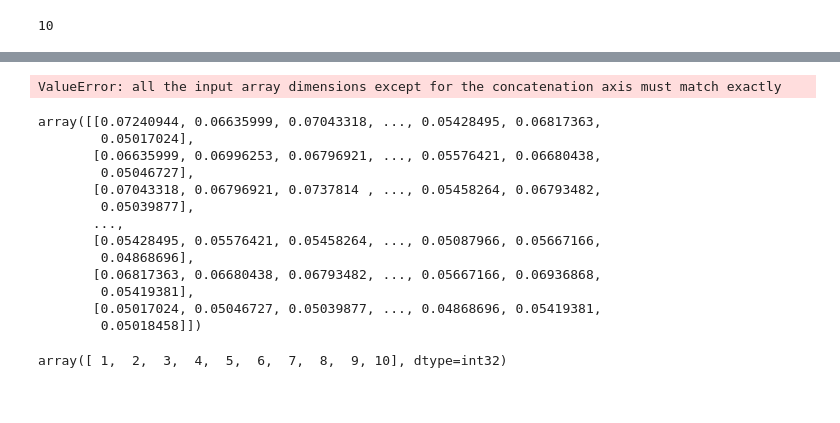
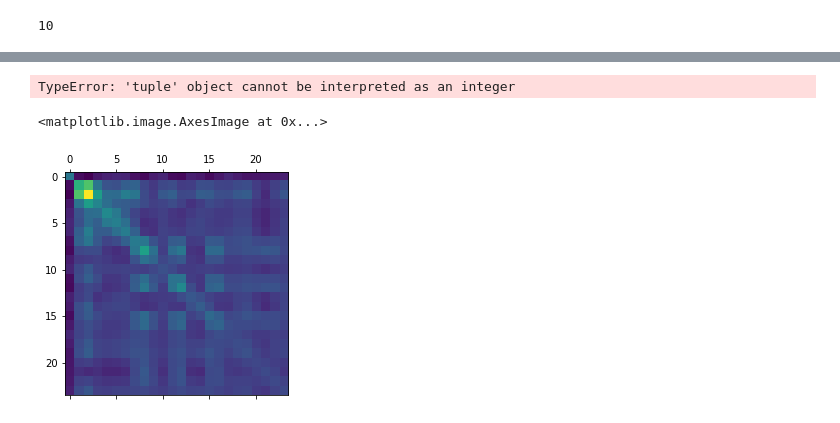
Before and after one commit to apurvmishra99/inf2b, a Jupyter notebook: task1_explore.ipynb, the cells around one changed output, grey strips where cells are left out. Saved outputs shown, nothing was run; the diff lists cells and outputs as text; code cells hidden in the pictures.

```diff
--- a/task1_explore.ipynb
+++ b/task1_explore.ipynb
@@ -83,26 +95,13 @@ array([ 0.03230443, -0.00294949, -0.06672055,  0.03545497, -0.0232703 ,
 # %%
 s = np.empty((X_vec.shape[0], 1))
-for i in range(X_vec.shape[0]):
-    print(np.cov(X_vec[i], Y_species[i])[0][1])
+for i in range(X_vec.shape[]):
+    print(np.cov(X_vec[i]))
 # %% [output]
-ValueError: all the input array dimensions except for the concatenation axis must match exactly
+TypeError: 'tuple' object cannot be interpreted as an integer
 # %%
-np.cov(X_vec)
+res1_1 = np.cov(X_vec.T)
-# %% [output]
-array([[0.07240944, 0.06635999, 0.07043318, ..., 0.05428495, 0.06817363,
-        0.05017024],
-       [0.06635999, 0.06996253, 0.06796921, ..., 0.05576421, 0.06680438,
-        0.05046727],
-       [0.07043318, 0.06796921, 0.0737814 , ..., 0.05458264, 0.06793482,
-        0.05039877],
-       ...,
-       [0.05428495, 0.05576421, 0.05458264, ..., 0.05087966, 0.05667166,
-        0.04868696],
-       [0.06817363, 0.06680438, 0.06793482, ..., 0.05667166, 0.06936868,
-        0.05419381],
-       [0.05017024, 0.05046727, 0.05039877, ..., 0.04868696, 0.05419381,
-        0.05018458]])
-# %%
-np.unique(Y_species)
-# %% [output]
-array([ 1,  2,  3,  4,  5,  6,  7,  8,  9, 10], dtype=int32)
+# %%
+plt.matshow(res1_1)
+# %% [output]
+<matplotlib.image.AxesImage at 0x...>
+[figure, added]
```
Also changed, not shown: parts of 17 cells of this notebook, 5 other files.
